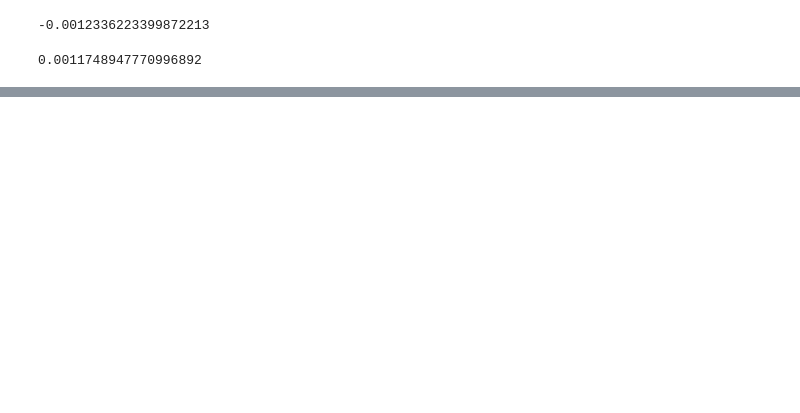
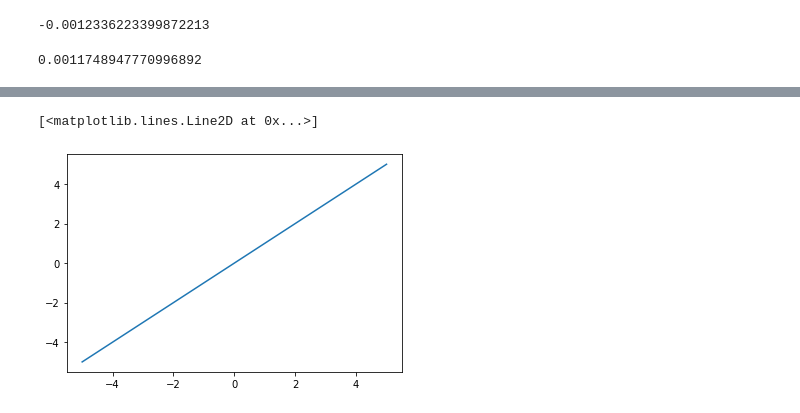
Before and after one commit to krishdesai7/SymmetryDiscovery, a Jupyter notebook: SymmetryGAN/Augmentation/v2_1d_gaussian.ipynb, the cells around one changed output, grey strips where cells are left out. Saved outputs shown, nothing was run; the diff lists cells and outputs as text; code cells hidden in the pictures; blank space fills up the shorter version.

```diff
--- a/SymmetryGAN/Augmentation/v2_1d_gaussian.ipynb
+++ b/SymmetryGAN/Augmentation/v2_1d_gaussian.ipynb
@@ -281,0 +236,7 @@ plt.scatter(x_real[:,0],x_fake[:,0])
+# %%
+c = 1
+X = np.linspace(-5, 5)
+plt.plot(X, (1 - c) * tf.math.sign(X) + c * X)
+# %% [output]
+[<matplotlib.lines.Line2D at 0x...>]
+[figure, added]
```
Also changed, not shown: parts of 11 cells of this notebook, 9 other files.
